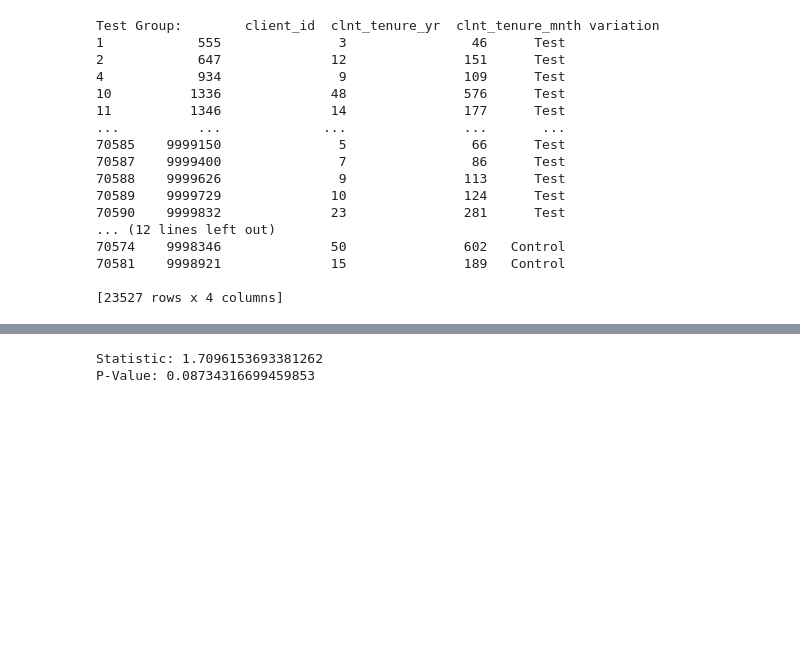
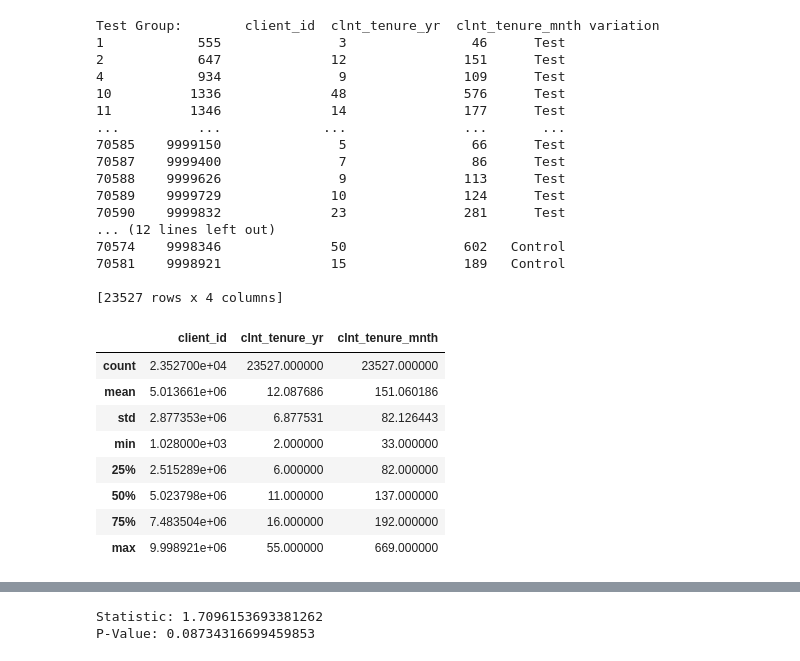
Before and after one commit to allera484/vanguard-ab-test, a Jupyter notebook: notebook/client_tenure.ipynb, the cells around one changed output, grey strips where cells are left out. Cells and saved outputs as stored; diff of their text form; code cells hidden in the pictures; blank space fills up the shorter version.

```diff
--- a/notebook/client_tenure.ipynb
+++ b/notebook/client_tenure.ipynb
@@ -130,3 +142,15 @@ Test Group:        client_id  clnt_tenure_yr  clnt_tenure_mnth variation
 70581    9998921              15               189   Control
 
 [23527 rows x 4 columns]
+# %%
+control_data.describe()
+# %% [output]
+|  | client_id | clnt_tenure_yr | clnt_tenure_mnth |
+| count | 2.352700e+04 | 23527.000000 | 23527.000000 |
+| mean | 5.013661e+06 | 12.087686 | 151.060186 |
+| std | 2.877353e+06 | 6.877531 | 82.126443 |
+| min | 1.028000e+03 | 2.000000 | 33.000000 |
+| 25% | 2.515289e+06 | 6.000000 | 82.000000 |
+| 50% | 5.023798e+06 | 11.000000 | 137.000000 |
+| 75% | 7.483504e+06 | 16.000000 | 192.000000 |
+| max | 9.998921e+06 | 55.000000 | 669.000000 |
```
Also changed, not shown: parts of 5 cells of this notebook, 3 other files.
